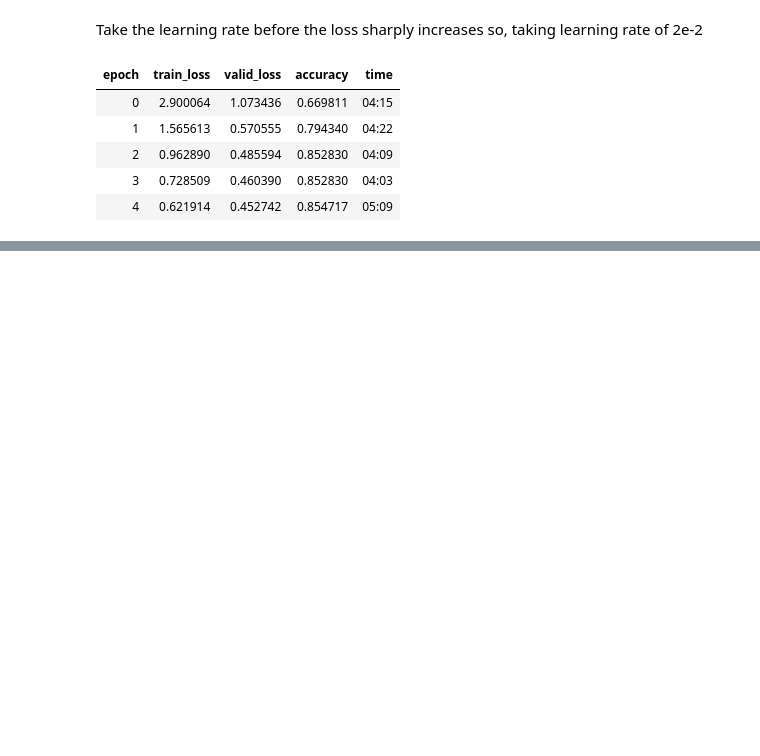
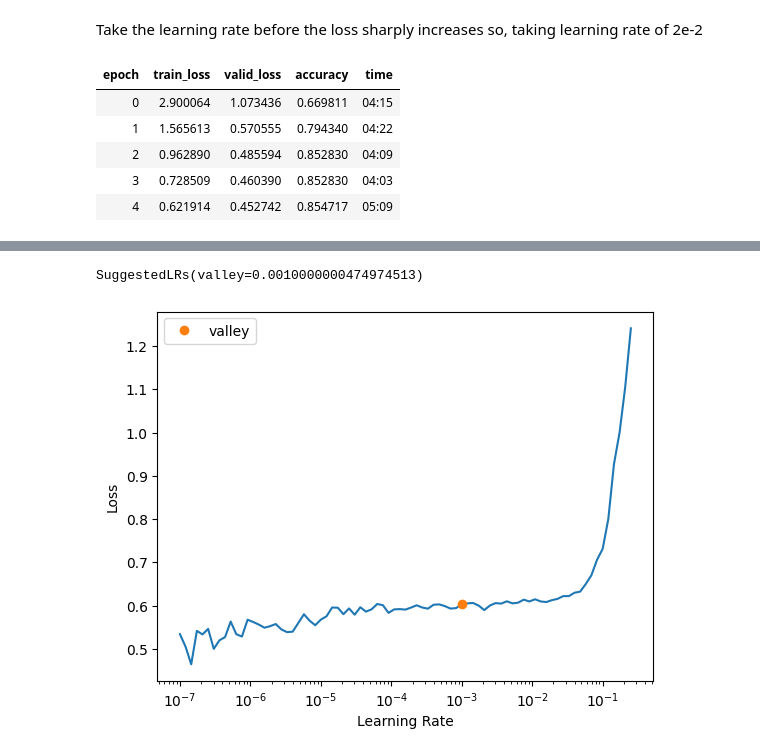
Before and after one commit to magala20-alt/AI-In-Robotics, a Jupyter notebook: model.ipynb, the cells around one changed output, grey strips where cells are left out. Drawn from its saved outputs; the diff is of its cells as text; code cells hidden in the pictures; blank space fills up the shorter version.

```diff
--- a/model.ipynb
+++ b/model.ipynb
@@ -113,3 +113,8 @@ learn.fit_one_cycle(5, 2e-2)
 | 2 | 0.962890 | 0.485594 | 0.852830 | 04:09 |
 | 3 | 0.728509 | 0.460390 | 0.852830 | 04:03 |
 | 4 | 0.621914 | 0.452742 | 0.854717 | 05:09 |
+# %%
+#unfreeze model and find learning rate
+learn.unfreeze()
+learn.lr_find()
+# %% [output]
@@ -115,0 +122,2 @@ learn.fit_one_cycle(5, 2e-2)
+SuggestedLRs(valley=0.0010000000474974513)
+[figure, added]
```
Also changed, not shown: parts of 3 cells of this notebook.
